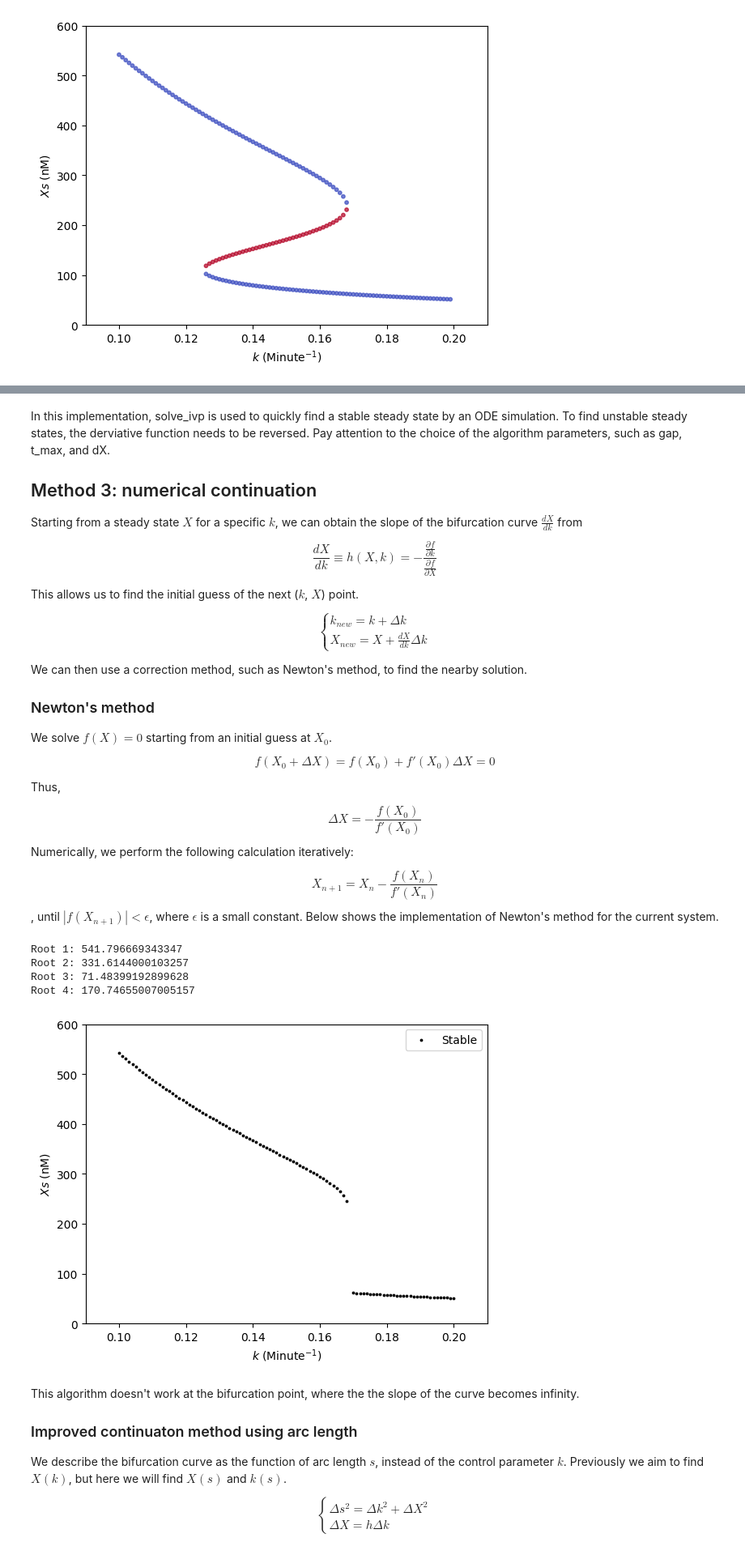
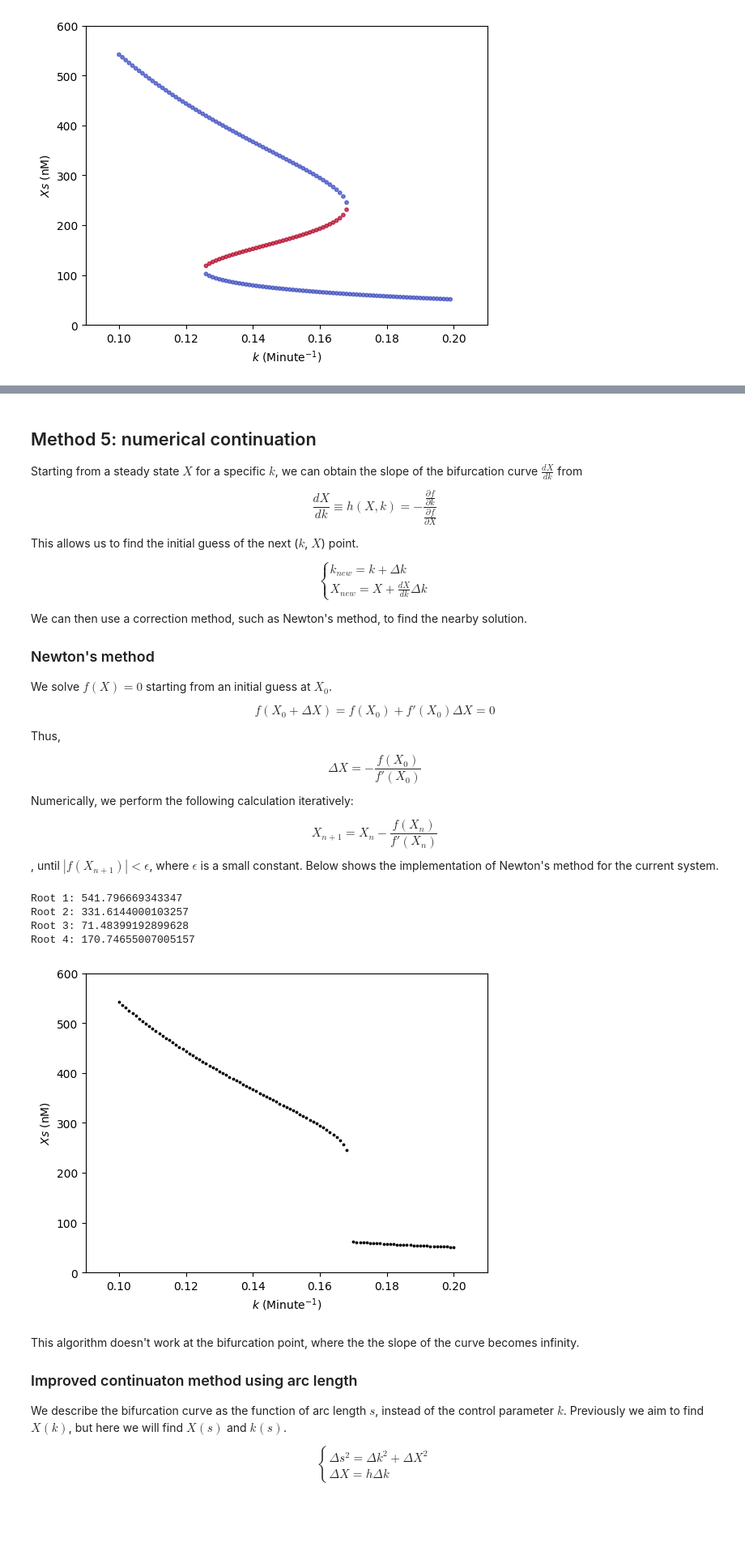
Before and after one commit to lusystemsbio/numericalR, a Jupyter notebook: extra/Python/02E.ipynb, the cells around one changed output, grey strips where cells are left out. Shown: that part at 81% size. Cells and saved outputs as stored; diff of their text form; code cells hidden in the pictures; blank space fills up the shorter version.

```diff
--- a/extra/Python/02E.ipynb
+++ b/extra/Python/02E.ipynb
@@ -16,6 +53,4 @@ def derivs_k(X, k):
 # %%
-import numpy as np
-import matplotlib.pyplot as plt
 from scipy.optimize import fsolve
 import warnings
 warnings.filterwarnings("ignore") # suppress a few warnings
@@ -26,8 +61,10 @@ dx = 0.1
 # All k values to be sampled (control parameter)
 k_all = np.arange(0.1, 0.201, 0.001)
 
-results = []
+# Define a sufficiently large matrix to save k & steady states X
+results = np.zeros((len(k_all) * 10, 3))
 
+ind = 0
 for k in k_all:
     # fsolve is used to find all roots by providing a vector of initial guesses
     roots = fsolve(derivs_k, x0=np.arange(50, 500, 50), args=(k,))
@@ -43,9 +80,10 @@ for k in k_all:
                 stability = 1
             else:
                 stability = 2
-            results.append([k, x, stability])
+            results[ind] = [k, x, stability]
+            ind += 1
 
-results = np.array(results)
+results = results[:ind]
 
 plt.scatter(results[:, 0], results[:, 1], c=results[:, 2], cmap='coolwarm',
             marker='o', s=10, alpha=0.7)
@@ -59,0 +360,27 @@ plt.show()
+# %%
+k_all = np.arange(0.1, 0.201, 0.001)  # all k grid points
+results = np.zeros((len(k_all) * 3, 2))  # Assume at most 3 roots per k
+ind = 0
+
+# Main loop to find roots
+for k in k_all:
+    roots = all_roots_bracketing(lambda X: derivs_k(X, k), false_position, interval=(0, 600), resolution=1e-2)
+    num_X = len(roots)
+    if num_X > 0:
+        results[ind:ind+num_X, 0] = k
+        results[ind:ind+num_X, 1] = roots
+        ind += num_X
+
+# Trim the results matrix to remove unused rows
+results = results[:ind, :]
+
+# Plot results
+plt.figure(figsize=(8, 6))
+plt.scatter(results[:, 0], results[:, 1], color="red", s=3, label="Roots")
+plt.xlabel(r"$k$ (Minute$^{-1}$)", fontsize=12)
+plt.ylabel(r"$X_s$ (nM)", fontsize=12)
+plt.xlim(0.09, 0.21)
+plt.ylim(0, 600)
+plt.legend()
+plt.grid(alpha=0.5)
+plt.show()
@@ -143,7 +607,6 @@ plt.show()
 # %% [markdown]
-In this implementation, solve_ivp is used to quickly find a stable steady state by an ODE simulation. To find unstable steady states, the derviative function needs to be reversed. Pay attention to the choice of the algorithm parameters, such as gap, t_max, and dX.
 
-## Method 3: numerical continuation
+## Method 5: numerical continuation
 
 Starting from a steady state $X$ for a specific $k$, we can obtain the slope of the bifurcation curve $\frac{dX}{dk}$ from
 
@@ -232,35 +695,34 @@ sol = solve_ivp(
     y0=[X_init],
     method='RK45'
 )
 X_new = sol.y.flatten()[-1]
 
 
 results[cycle, :] = [k, X_new, -np.sign(dfdX(X_new, k))]
 
 while (k_range[0] <= k <= k_range[1]):  # Check if k is in the range of [k_min, k_max]
     slope = -dfdk(X_new, k) / dfdX(X_new, k)  # Compute the slope of the bifurcation curve (Equation 4)
     # In this implementation, slope can be infinity near a bifurcation point
     k += dk
     X_init = X_new + dk * slope
 
     # Correction using Newton's method
     X_new = find_root_Newton(X=X_init, func=derivs_k, dfunc=dfdX, X_range=(0, 800), k=k)
     cycle += 1
 
     # Store results
     results[cycle, :] = [k, X_new, -np.sign(dfdX(X_new, k))]
 
 # Plot the bifurcation diagram
 plt.figure()
 plt.xlabel(r'$k$ (Minute$^{-1}$)')
 plt.ylabel(r'$Xs$ (nM)')
 plt.xlim(0.09, 0.21)
 plt.ylim(0, 600)
 plt.scatter(results[:, 0], results[:, 1], marker='o', s=3, color='black')
-plt.legend(['Stable', 'Unstable'], loc='upper right')
 plt.show()
 # %% [output]
-[figure, old version]
+[figure, new version]
 # %% [markdown]
 This algorithm doesn't work at the bifurcation point, where the the slope of the curve becomes infinity.
 
```
Also changed, not shown: parts of 25 cells of this notebook, 11 other files.
